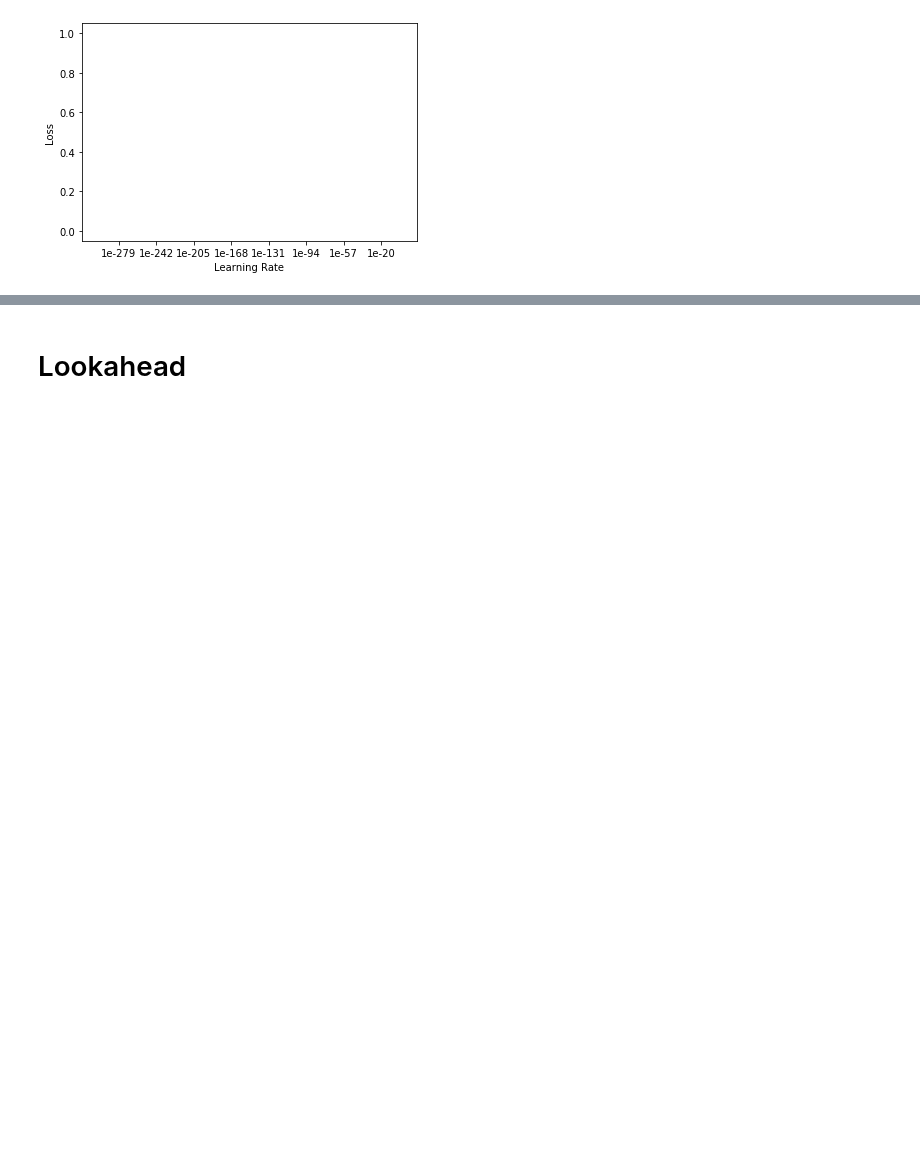
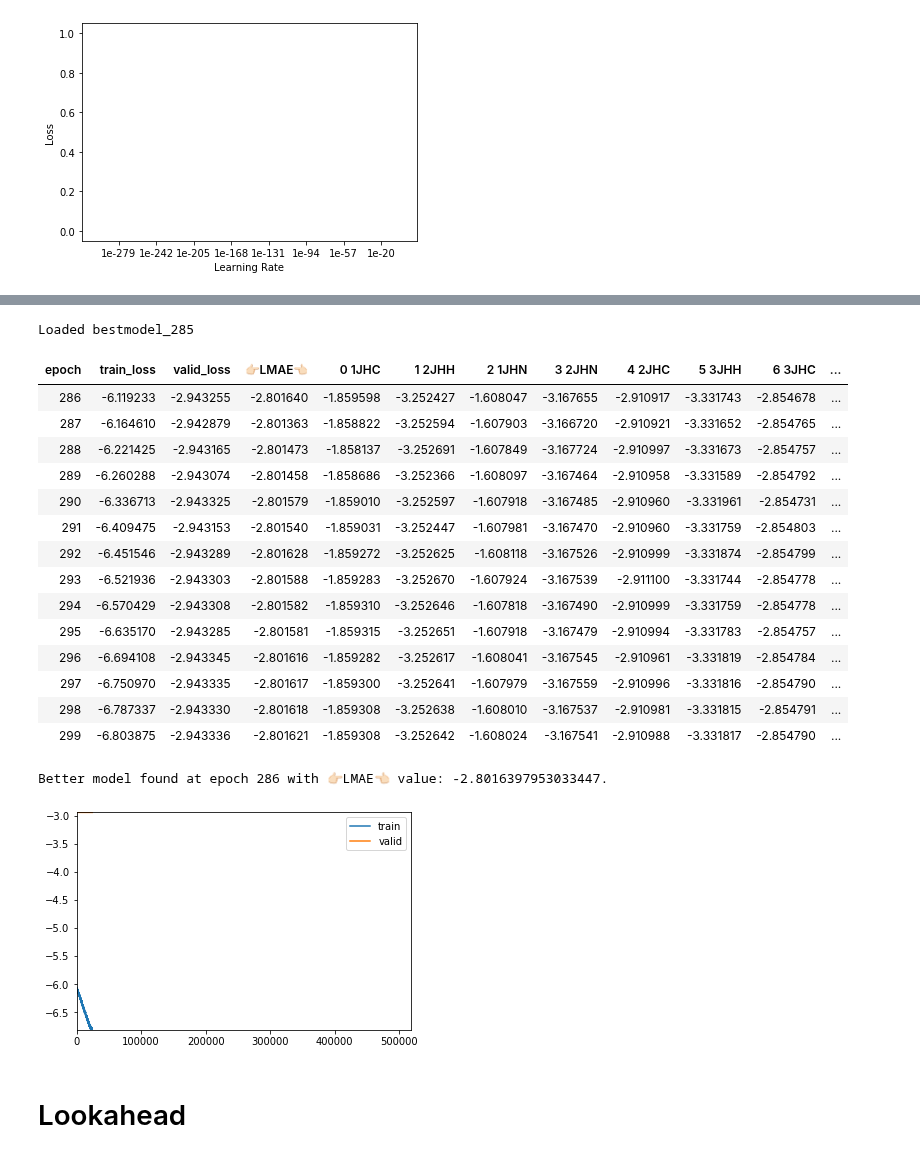
Before and after one commit to antorsae/champs-scalar-coupling, a Jupyter notebook: atom-transfomer-good-norm-pytorch.ipynb, the cells around one changed output, grey strips where cells are left out. Drawn from its saved outputs; the diff is of its cells as text; code cells hidden in the pictures; blank space fills up the shorter version.

Commit message:
CV -2.8016 24-layer model

```diff
--- a/atom-transfomer-good-norm-pytorch.ipynb
+++ b/atom-transfomer-good-norm-pytorch.ipynb
@@ -838,5 +840,24 @@ ph1
 # %%
-learner.fit_one_cycle(epochs,4e-4, pct_start=0.3, start_epoch=50)#,callbacks=gs)
+learner.fit_one_cycle(epochs,4e-4, pct_start=0.3, start_epoch=286)#,callbacks=gs)
+# %% [output]
+Loaded bestmodel_285
+| epoch | train_loss | valid_loss | 👉🏻LMAE👈🏻 | 0 1JHC | 1 2JHH | 2 1JHN | 3 2JHN | 4 2JHC | 5 3JHH | 6 3JHC | ... |
+| 286 | -6.119233 | -2.943255 | -2.801640 | -1.859598 | -3.252427 | -1.608047 | -3.167655 | -2.910917 | -3.331743 | -2.854678 | ... |
+| 287 | -6.164610 | -2.942879 | -2.801363 | -1.858822 | -3.252594 | -1.607903 | -3.166720 | -2.910921 | -3.331652 | -2.854765 | ... |
+| 288 | -6.221425 | -2.943165 | -2.801473 | -1.858137 | -3.252691 | -1.607849 | -3.167724 | -2.910997 | -3.331673 | -2.854757 | ... |
+| 289 | -6.260288 | -2.943074 | -2.801458 | -1.858686 | -3.252366 | -1.608097 | -3.167464 | -2.910958 | -3.331589 | -2.854792 | ... |
+| 290 | -6.336713 | -2.943325 | -2.801579 | -1.859010 | -3.252597 | -1.607918 | -3.167485 | -2.910960 | -3.331961 | -2.854731 | ... |
+| 291 | -6.409475 | -2.943153 | -2.801540 | -1.859031 | -3.252447 | -1.607981 | -3.167470 | -2.910960 | -3.331759 | -2.854803 | ... |
+| 292 | -6.451546 | -2.943289 | -2.801628 | -1.859272 | -3.252625 | -1.608118 | -3.167526 | -2.910999 | -3.331874 | -2.854799 | ... |
+| 293 | -6.521936 | -2.943303 | -2.801588 | -1.859283 | -3.252670 | -1.607924 | -3.167539 | -2.911100 | -3.331744 | -2.854778 | ... |
+| 294 | -6.570429 | -2.943308 | -2.801582 | -1.859310 | -3.252646 | -1.607818 | -3.167490 | -2.910999 | -3.331759 | -2.854778 | ... |
+| 295 | -6.635170 | -2.943285 | -2.801581 | -1.859315 | -3.252651 | -1.607918 | -3.167479 | -2.910994 | -3.331783 | -2.854757 | ... |
+| 296 | -6.694108 | -2.943345 | -2.801616 | -1.859282 | -3.252617 | -1.608041 | -3.167545 | -2.910961 | -3.331819 | -2.854784 | ... |
+| 297 | -6.750970 | -2.943335 | -2.801617 | -1.859300 | -3.252641 | -1.607979 | -3.167559 | -2.910996 | -3.331816 | -2.854790 | ... |
+| 298 | -6.787337 | -2.943330 | -2.801618 | -1.859308 | -3.252638 | -1.608010 | -3.167537 | -2.910981 | -3.331815 | -2.854791 | ... |
+| 299 | -6.803875 | -2.943336 | -2.801621 | -1.859308 | -3.252642 | -1.608024 | -3.167541 | -2.910988 | -3.331817 | -2.854790 | ... |
+Better model found at epoch 286 with 👉🏻LMAE👈🏻 value: -2.8016397953033447.
+[figure, added]
 # %%
 learner.recorder.plot_losses()
 # %%
```
Also changed, not shown: parts of 8 cells of this notebook, 1 other file.
